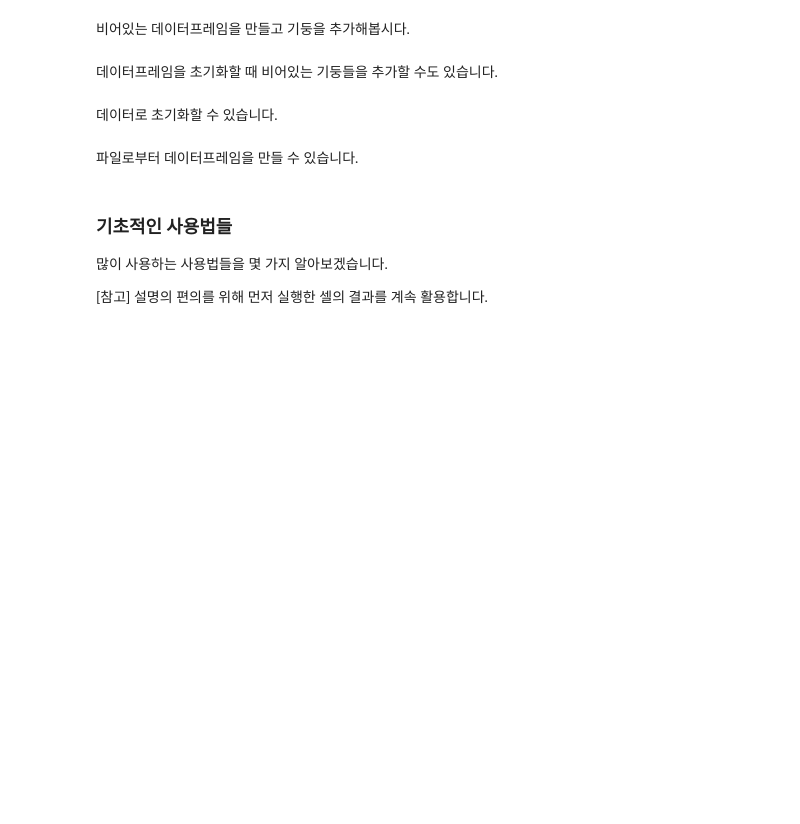
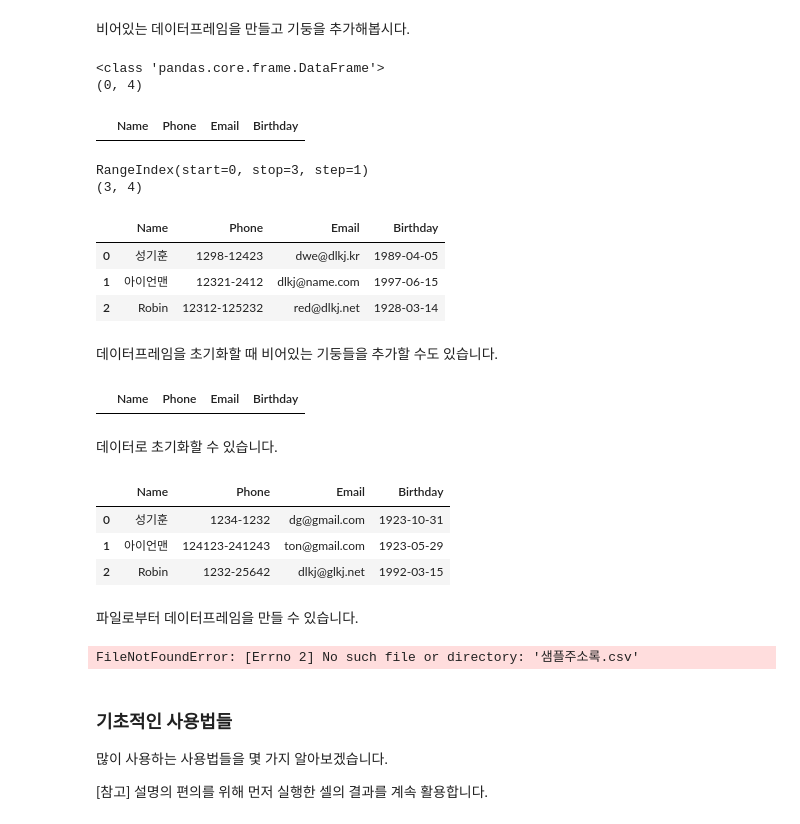
Before and after one commit to Kimjunkuk/SoftwareEngineering, a Jupyter notebook: Honglab/05Data/04_Pandas_v2-220224-150226/04_팬더스와 데이터사이언스(Pandas).ipynb, the cells around one changed output. Cells and saved outputs as stored; diff of their text form; code cells hidden in the pictures; blank space fills up the shorter version.

```diff
--- a/Honglab/05Data/04_Pandas_v2-220224-150226/04_팬더스와 데이터사이언스(Pandas).ipynb
+++ b/Honglab/05Data/04_Pandas_v2-220224-150226/04_팬더스와 데이터사이언스(Pandas).ipynb
@@ -35,16 +35,29 @@ ___
 import pandas as pd
 
 # 비어 있는 데이터프레임 만들기
-
+df=pd.DataFrame()
 
 # 비어있는 기둥(column)들 추가
 # dict처럼 key를 이용한 indexing
+df["Name"]=[]
+df["Phone"]=[]
+df["Email"]=[]
+df["Birthday"]=[]
+
 
 # df 객체가 dict인 것은 아니고
 # 일부 기능이 dict와 유사하게 작동하는 자료형(class ~.DataFrame)을 만든 것
+print(type(df)) # <Class 'pandas.core.frame.DataFrame'>
 
 
 # 표를 배열로 생각했을 때 shape
+print(df.shape) #(0,4)
+
+df
+# %% [output]
+<class 'pandas.core.frame.DataFrame'>
+(0, 4)
+|  | Name | Phone | Email | Birthday |
 # %%
 import pandas as pd
 
@@ -65,8 +71,37 @@ import pandas as pd
+# %%
+import pandas as pd
+
+df = pd.DataFrame()
+
+# 기둥 단위로 추가
+# dict처럼 key를 이용한 indexing
+df["Name"]=["성기훈", "아이언맨", "Robin"]
+df["Phone"]=["1298-12423", "12321-2412", "12312-125232"]
+df["Email"]=["dwe@dlkj.kr", "dlkj@name.com", "red@dlkj.net"]
+df["Birthday"]=["1989-04-05", "1997-06-15", "1928-03-14"]
+
+print(df.index)
+print(df.shape)
+
+
+df
+# %% [output]
+RangeIndex(start=0, stop=3, step=1)
+(3, 4)
+|  | Name | Phone | Email | Birthday |
+| 0 | 성기훈 | 1298-12423 | dwe@dlkj.kr | 1989-04-05 |
+| 1 | 아이언맨 | 12321-2412 | dlkj@name.com | 1997-06-15 |
+| 2 | Robin | 12312-125232 | red@dlkj.net | 1928-03-14 |
 # %% [markdown]
 데이터프레임을 초기화할 때 비어있는 기둥들을 추가할 수도 있습니다.
 # %%
 import pandas as pd
 
 # 처음부터 비어있는 기둥들 추가
+df = pd.DataFrame(columns=["Name","Phone","Email","Birthday"])
+
+df
+# %% [output]
+|  | Name | Phone | Email | Birthday |
 # %% [markdown]
 데이터로 초기화할 수 있습니다.
@@ -77,19 +108,45 @@ import pandas as pd
+# %%
+import pandas as pd
+
+# Dict로부터 생성
+
+df = pd.DataFrame(
+    {
+        "Name":["성기훈","아이언맨","Robin"],
+        "Phone":["1234-1232","124123-241243","1232-25642"],
+        "Email":["dg@gmail.com","ton@gmail.com","dlkj@glkj.net"],
+        "Birthday":["1923-10-31","1923-05-29","1992-03-15"],
+    }
+)
+
+df
+# %% [output]
+|  | Name | Phone | Email | Birthday |
+| 0 | 성기훈 | 1234-1232 | dg@gmail.com | 1923-10-31 |
+| 1 | 아이언맨 | 124123-241243 | ton@gmail.com | 1923-05-29 |
+| 2 | Robin | 1232-25642 | dlkj@glkj.net | 1992-03-15 |
 # %% [markdown]
 파일로부터 데이터프레임을 만들 수 있습니다.
 # %%
 import pandas as pd
 
 # CSV 파일을 읽어들여서 만들기
+df=pd.read_csv("샘플주소록.csv")
 
 
 # CSV 파일로 저장
 # index를 True로 하면 0, 1, 2, ... 로 된 인덱스의 기둥이 하나 더 저장됩니다.
-
+#df.to_csv("샘플주소록.csv", index=False)
 
 # Numpy 배열로 변환
-
+print(df.to_numpy().shape)
 
 # Birthday 기둥을 문자열이 아니라 datetime으로 변환
+# df=pd.read_csv("샘플주소록.csv", parse_dates=["Birthday"])
+
+df
+# %% [output]
+FileNotFoundError: [Errno 2] No such file or directory: '샘플주소록.csv'
 # %% [markdown]
 ### 기초적인 사용법들
 
```
Also changed, not shown: parts of 16 cells of this notebook, 15 other files.
